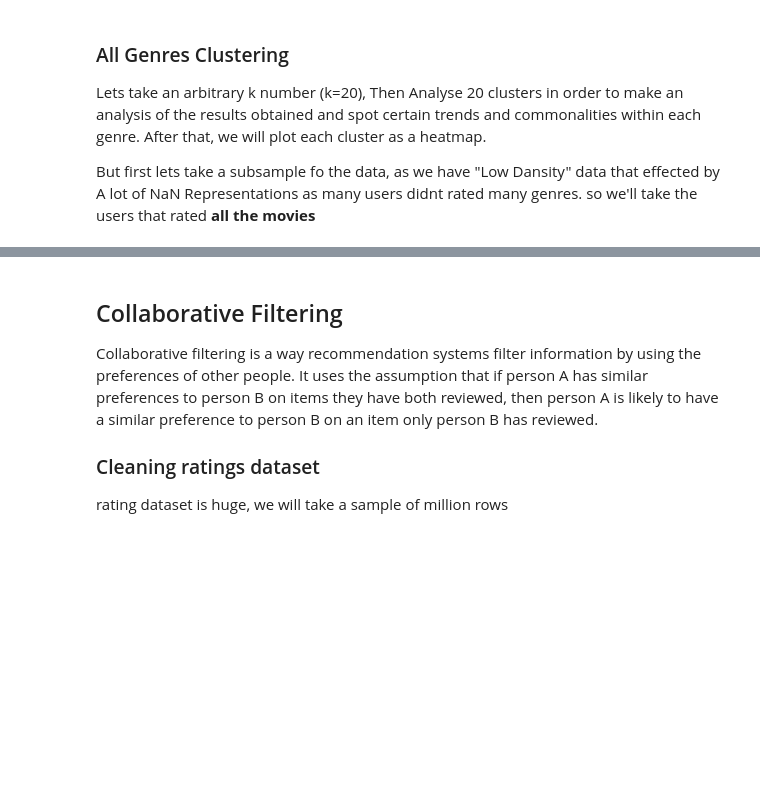
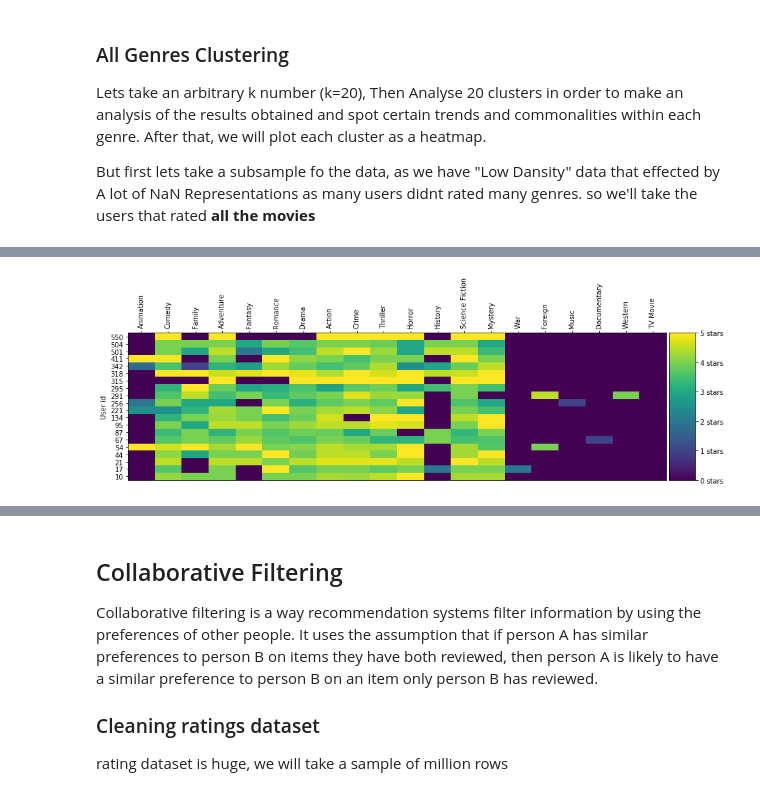
Before and after one commit to ronka/movie-recommendation-notebook, a Jupyter notebook: final_project.ipynb, the cells around one changed output, grey strips where cells are left out. Cells and saved outputs as stored; diff of their text form; code cells hidden in the pictures; blank space fills up the shorter version.

```diff
--- a/final_project.ipynb
+++ b/final_project.ipynb
@@ -638,0 +637,6 @@ See the caveats in the documentation: https://pandas.pydata.org/pandas-docs/stab
+# %%
+fourth_group = clustered[clustered['group']==3]
+fourth_group.drop(columns=['group'],inplace=True)
+draw_hm(fourth_group.head(30))
+# %% [output]
+[figure, added]
```
Also changed, not shown: parts of 24 cells of this notebook.
